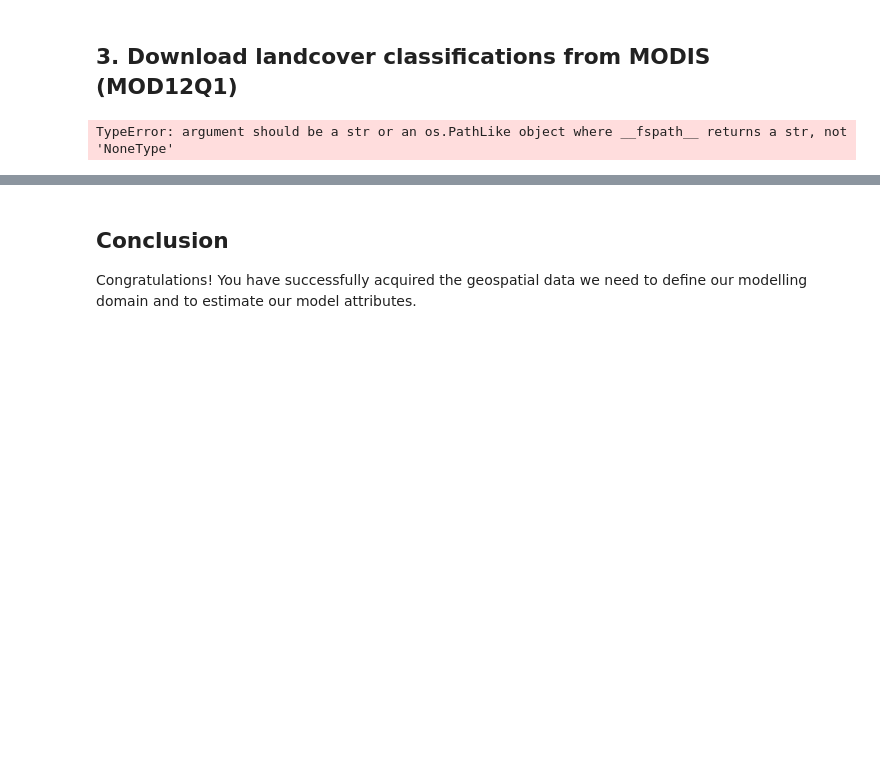
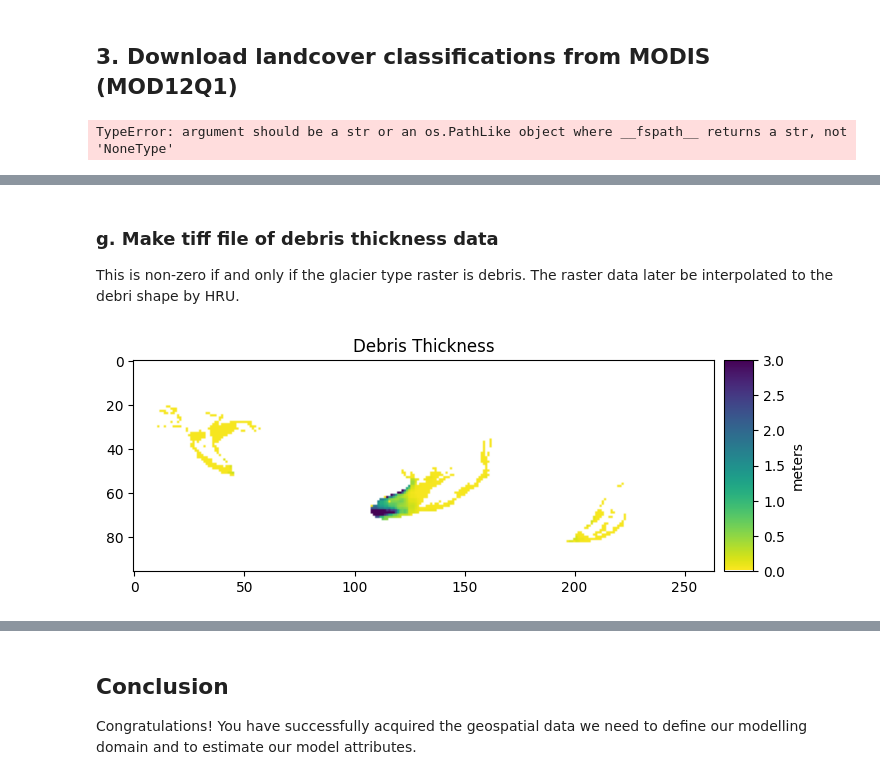
Before and after one commit to ashleymedin/CONFLUENCE, a Jupyter notebook: jupyter notebooks/2_domain_definition/2b_estimate_attributes.ipynb, the cells around one changed output, grey strips where cells are left out. Drawn from its saved outputs; the diff is of its cells as text; code cells hidden in the pictures; blank space fills up the shorter version.

```diff
--- a/jupyter notebooks/2_domain_definition/2b_estimate_attributes.ipynb
+++ b/jupyter notebooks/2_domain_definition/2b_estimate_attributes.ipynb
@@ -524,0 +668,25 @@ plt.show()
+# %%
+# Interpolate the debris thickness to the dem data resolution and keep a value if glacier_type is 4
+deb_thickness = np.zeros(dem_data.shape, dtype=np.float32)  # default to 0 (no debris domain)
+rows, cols = np.indices(dem_data.shape)
+x_coords, y_coords = rasterio.transform.xy(dem_transform, rows, cols)
+x_coords = np.array(x_coords).flatten()
+y_coords = np.array(y_coords).flatten()
+
+# Get the coordinates in the source raster's coordinate system
+src_rows, src_cols = np.indices(mosaic_subset.shape)
+src_x_coords, src_y_coords = rasterio.transform.xy(mosaic_transform, src_rows, src_cols)
+src_x_coords = np.array(src_x_coords).flatten()
+src_y_coords = np.array(src_y_coords).flatten()
+
+# Create the points and values arrays for griddata
+points = np.vstack([src_x_coords, src_y_coords]).T
+values = mosaic_subset.flatten()
+
+# Now interpolate the debris thickness to the dem data resolution
+grid_x, grid_y = np.meshgrid(np.arange(dem_data.shape[1]), np.arange(dem_data.shape[0]))
+interpolated_values = griddata(points, values, (x_coords, y_coords), method='nearest').reshape(dem_data.shape)
+deb_thickness[glacier_type == 4] = interpolated_values[glacier_type == 4]
+# %% [markdown]
+### g. Make tiff file of debris thickness data
+This is non-zero if and only if the glacier type raster is debris. The raster data later be interpolated to the debri shape by HRU.
@@ -524,0 +699,21 @@ plt.show()
+# %%
+# plot the debris thickness mosaic
+viridis = plt.get_cmap('viridis')
+viridis_r = viridis.reversed()
+
+# Create a new colormap with 0 values set to white
+colors = viridis_r(np.linspace(0, 1, 256))
+colors[0] = [1, 1, 1, 1]  # Set the first color (0 value) to white
+custom_cmap = LinearSegmentedColormap.from_list('custom_viridis_r', colors)
+
+fig, ax = plt.subplots(figsize=(8, 8))
+im = ax.imshow(deb_thickness, cmap=custom_cmap, norm=Normalize(vmin=0, vmax=np.max(deb_thickness)))
+divider = make_axes_locatable(ax)
+cax = divider.append_axes("right", size="5%", pad=0.1)
+cbar = plt.colorbar(im, cax=cax)
+cbar.ax.tick_params(labelsize=10)
+ax.set_title('Debris Thickness')
+cbar.set_label('meters', fontsize=10)  # Add label to colorbar
+plt.show()
+# %% [output]
+[figure, added]
```
Also changed, not shown: parts of 41 cells of this notebook, 1 other file.
